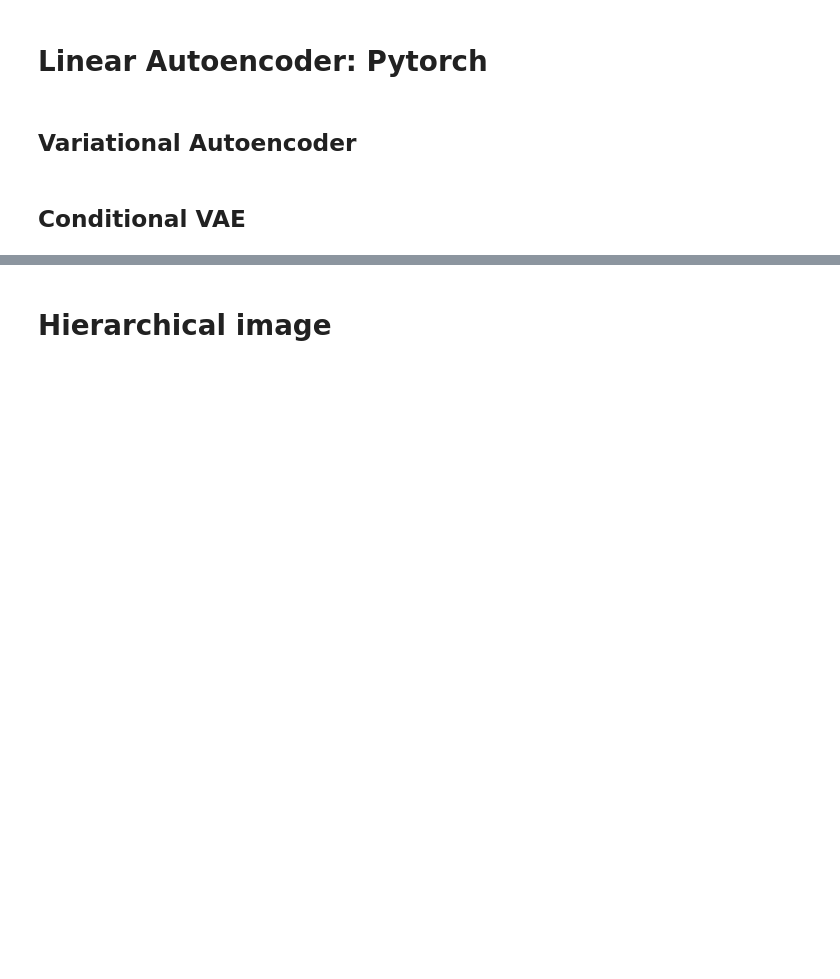
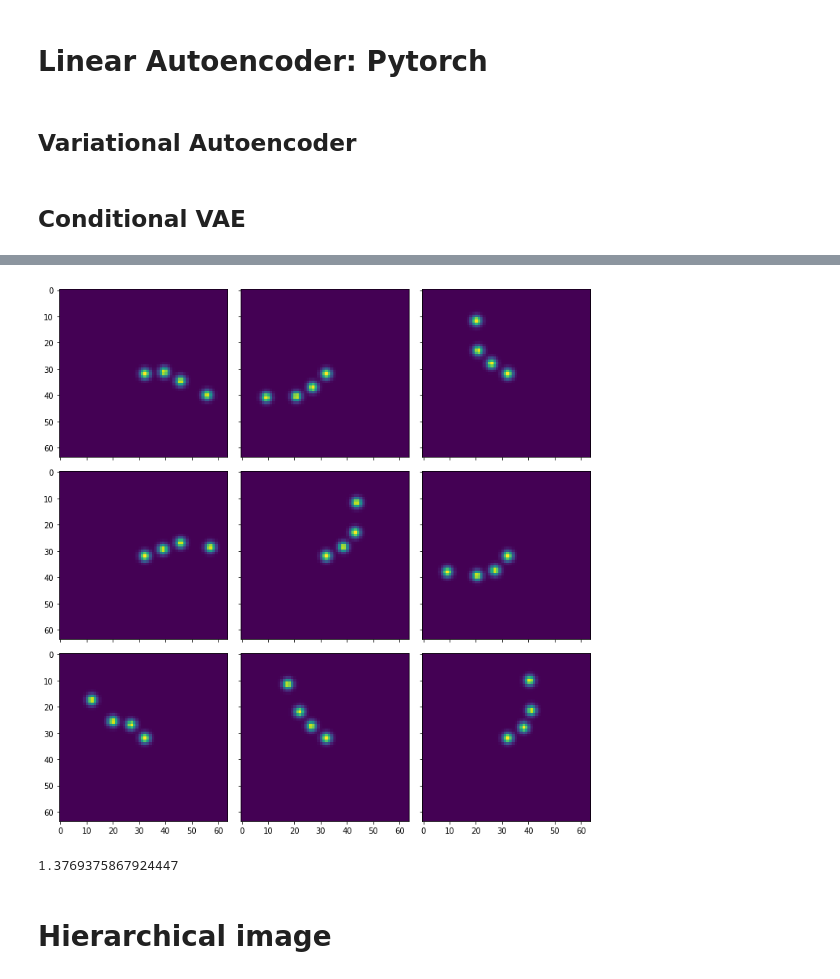
Before and after one commit to Lapu-Lapu/deep-lvm-pose-tracking, a Jupyter notebook: notebooks/toy_data.ipynb, the cells around one changed output, grey strips where cells are left out. Drawn from its saved outputs; the diff is of its cells as text; code cells hidden in the pictures; blank space fills up the shorter version.

```diff
--- a/notebooks/toy_data.ipynb
+++ b/notebooks/toy_data.ipynb
@@ -309,19 +321,21 @@ loss_func = partial(v.loss_function, beta=1, likelihood='normal')
 loss_func(decoded=(mu_x, var_x), x=x, mu=mu, logvar=logvar)
 # batch_size*(D+3)*0.5*np.log(np.pi*0.5)
 # %%
-# don't forget to start visdom!
-plotter = nu.VisdomLinePlotter(env_name='main')
 
-model = VAE(input_dim=D, latent_dim=latent_dim,
-            hidden=900, likelihood='bernoulli').to(device)
+continue_training = False
+if continue_training:
+    model.to(device)
+else:
+    model = VAE(input_dim=D, latent_dim=latent_dim,
+                hidden=900, likelihood='bernoulli').to(device)
 optimizer = torch.optim.Adam(model.parameters(), lr=1e-3)
-loss_func = partial(v.loss_function, beta=20, likelihood=model.likelihood)
+loss_func = partial(v.loss_function, beta=1, likelihood=model.likelihood)
 
 # model.to(device)
 save_weights = False
 weight_fn = 'gaussianVAEweights.pt' if save_weights else None
 train_loss = fit(model, dataloader, device=device, optimizer=optimizer,
-                epochs=1, loss_func=loss_func, weight_fn=weight_fn,
+                epochs=3, loss_func=loss_func, weight_fn=weight_fn,
                 plotter=plotter)
 
 skip = min(100, len(train_loss))
@@ -351,11 +357,12 @@ for x in np.linspace(0, 10):
 # %%
+model.to(device)
 def get_img(ind):
-    mu_np = mu.cpu().detach().numpy()
+    mu_np = mu_lat.cpu().detach().numpy()
     fig, ax = plt.subplots()
     for x in np.linspace(-4, 4):
         mu_np[:, ind] = x
         mu_star = Tensor(mu_np).to(device)
-        gen = model.decode(mu_star)
+        gen = model.decode(mu_star)[0]
         gen = gen.cpu().detach().numpy().reshape(img_shape)
         yield (x, gen)
 
@@ -374,12 +381,3 @@ def animate(img):
     ax.set_title(f'{x:.3}')
     mimg.set_data(img)
     return (mimg,)
-
-vids = []
-for i in range(mu.shape[1]):
-    g = get_img(i)
-    anim = animation.FuncAnimation(fig, animate, init_func=init,
-                                   frames=g, interval=120,
-                                   blit=True)
-    vids += [anim.to_html5_video()]
-    plt.close()
@@ -412 +427,11 @@ plt.plot(hist[100:])
+# %%
+imgs = np.array([h_val[i]['image'] for i in range(9)])
+plot_sample_grid(imgs)
+# %% [output]
+[figure, added]
+# %%
+labels, samples[:, D:]
+labels.max()
+# %% [output]
+1.3769375867924447
 # %%
```
Also changed, not shown: parts of 13 cells of this notebook, 1 other file.
